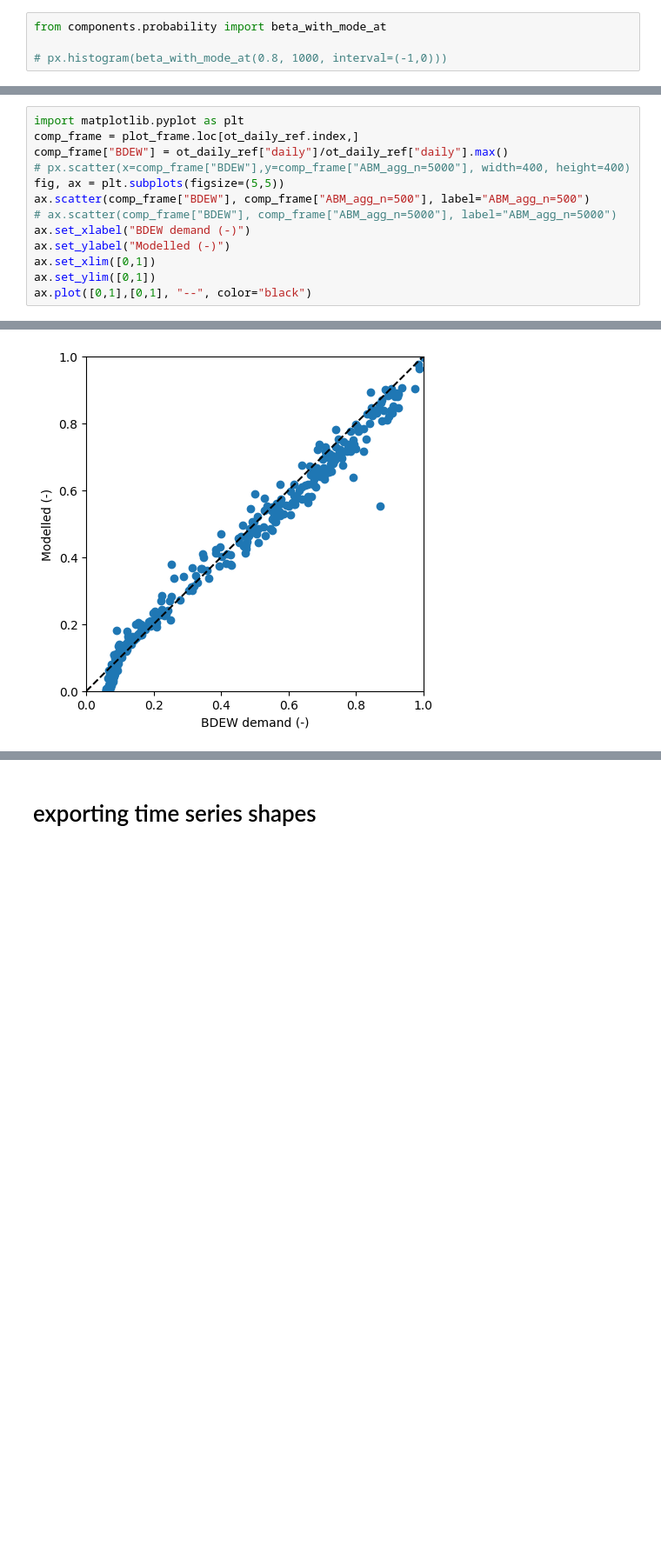
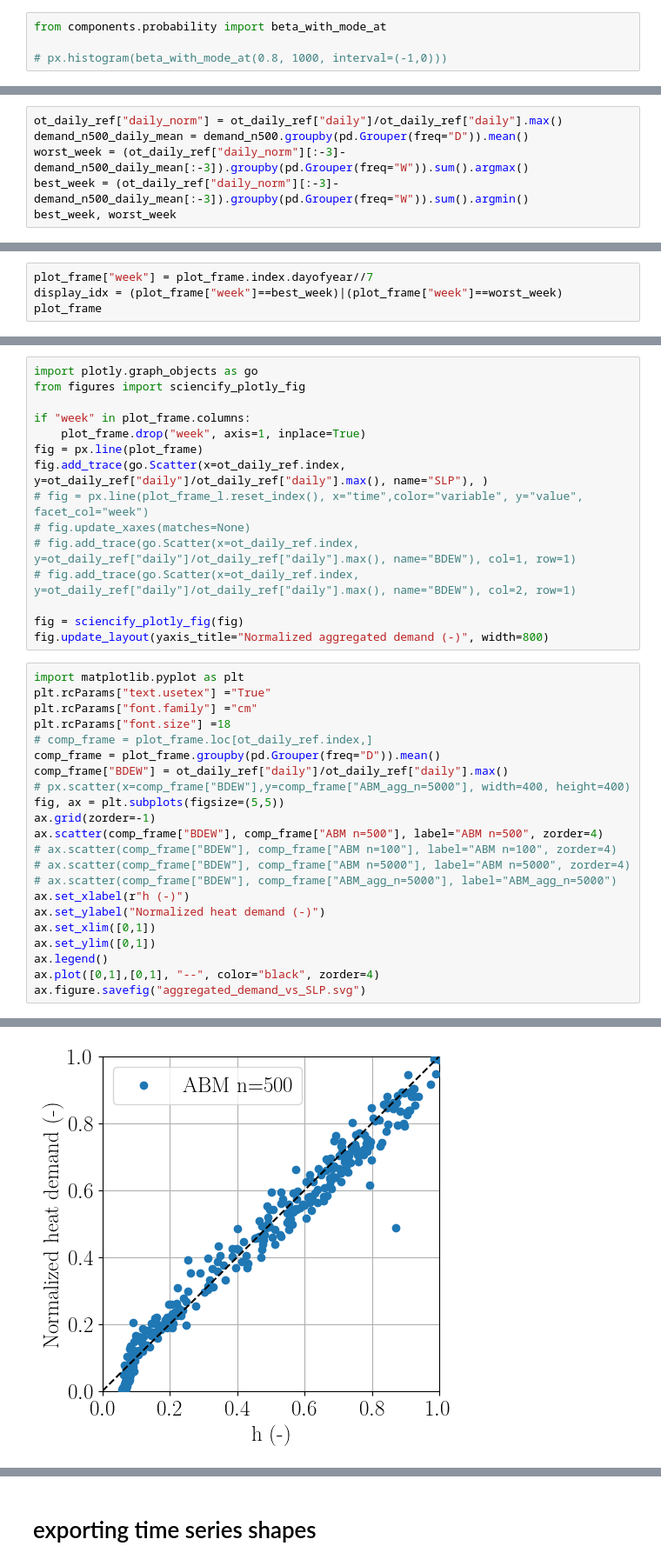
Before and after one commit to david-huck/abetam, a Jupyter notebook: heat_demand_profiles.ipynb, the cells around one changed output, grey strips where cells are left out. Shown at 87% size. Drawn from its saved outputs; the diff is of its cells as text; blank space fills up the shorter version.

```diff
--- a/heat_demand_profiles.ipynb
+++ b/heat_demand_profiles.ipynb
@@ -227,0 +173,6 @@ The behavior of DatetimeProperties.to_pydatetime is deprecated, in a future vers
+# %%
+ot_daily_ref["daily_norm"] = ot_daily_ref["daily"]/ot_daily_ref["daily"].max()
+demand_n500_daily_mean = demand_n500.groupby(pd.Grouper(freq="D")).mean()
+worst_week = (ot_daily_ref["daily_norm"][:-3]-demand_n500_daily_mean[:-3]).groupby(pd.Grouper(freq="W")).sum().argmax()
+best_week = (ot_daily_ref["daily_norm"][:-3]-demand_n500_daily_mean[:-3]).groupby(pd.Grouper(freq="W")).sum().argmin()
+best_week, worst_week
@@ -227,0 +181,4 @@ The behavior of DatetimeProperties.to_pydatetime is deprecated, in a future vers
+# %%
+plot_frame["week"] = plot_frame.index.dayofyear//7
+display_idx = (plot_frame["week"]==best_week)|(plot_frame["week"]==worst_week)
+plot_frame
@@ -228,14 +204,38 @@ The behavior of DatetimeProperties.to_pydatetime is deprecated, in a future vers
+# %%
+import plotly.graph_objects as go
+from figures import sciencify_plotly_fig
+
+if "week" in plot_frame.columns:
+    plot_frame.drop("week", axis=1, inplace=True)
+fig = px.line(plot_frame)
+fig.add_trace(go.Scatter(x=ot_daily_ref.index, y=ot_daily_ref["daily"]/ot_daily_ref["daily"].max(), name="SLP"), )
+# fig = px.line(plot_frame_l.reset_index(), x="time",color="variable", y="value", facet_col="week")
+# fig.update_xaxes(matches=None)
+# fig.add_trace(go.Scatter(x=ot_daily_ref.index, y=ot_daily_ref["daily"]/ot_daily_ref["daily"].max(), name="BDEW"), col=1, row=1)
+# fig.add_trace(go.Scatter(x=ot_daily_ref.index, y=ot_daily_ref["daily"]/ot_daily_ref["daily"].max(), name="BDEW"), col=2, row=1)
+
+fig = sciencify_plotly_fig(fig)
+fig.update_layout(yaxis_title="Normalized aggregated demand (-)", width=800)
 # %%
 import matplotlib.pyplot as plt
-comp_frame = plot_frame.loc[ot_daily_ref.index,]
+plt.rcParams["text.usetex"] ="True"
+plt.rcParams["font.family"] ="cm"
+plt.rcParams["font.size"] =18
+# comp_frame = plot_frame.loc[ot_daily_ref.index,]
+comp_frame = plot_frame.groupby(pd.Grouper(freq="D")).mean()
 comp_frame["BDEW"] = ot_daily_ref["daily"]/ot_daily_ref["daily"].max()
 # px.scatter(x=comp_frame["BDEW"],y=comp_frame["ABM_agg_n=5000"], width=400, height=400)
 fig, ax = plt.subplots(figsize=(5,5))
-ax.scatter(comp_frame["BDEW"], comp_frame["ABM_agg_n=500"], label="ABM_agg_n=500")
+ax.grid(zorder=-1)
+ax.scatter(comp_frame["BDEW"], comp_frame["ABM n=500"], label="ABM n=500", zorder=4)
+# ax.scatter(comp_frame["BDEW"], comp_frame["ABM n=100"], label="ABM n=100", zorder=4)
+# ax.scatter(comp_frame["BDEW"], comp_frame["ABM n=5000"], label="ABM n=5000", zorder=4)
 # ax.scatter(comp_frame["BDEW"], comp_frame["ABM_agg_n=5000"], label="ABM_agg_n=5000")
-ax.set_xlabel("BDEW demand (-)")
-ax.set_ylabel("Modelled (-)")
+ax.set_xlabel(r"h (-)")
+ax.set_ylabel("Normalized heat demand (-)")
 ax.set_xlim([0,1])
 ax.set_ylim([0,1])
-ax.plot([0,1],[0,1], "--", color="black")
+ax.legend()
+ax.plot([0,1],[0,1], "--", color="black", zorder=4)
+ax.figure.savefig("aggregated_demand_vs_SLP.svg")
 # %% [output]
@@ -243,4 +242,4 @@ ax.plot([0,1],[0,1], "--", color="black")
-[figure, old version]
+[figure, new version]
 # %%
 comp_frame.max()/comp_frame.mean()
 # %% [output]
```
Also changed, not shown: parts of 20 cells of this notebook, 1 other file.
